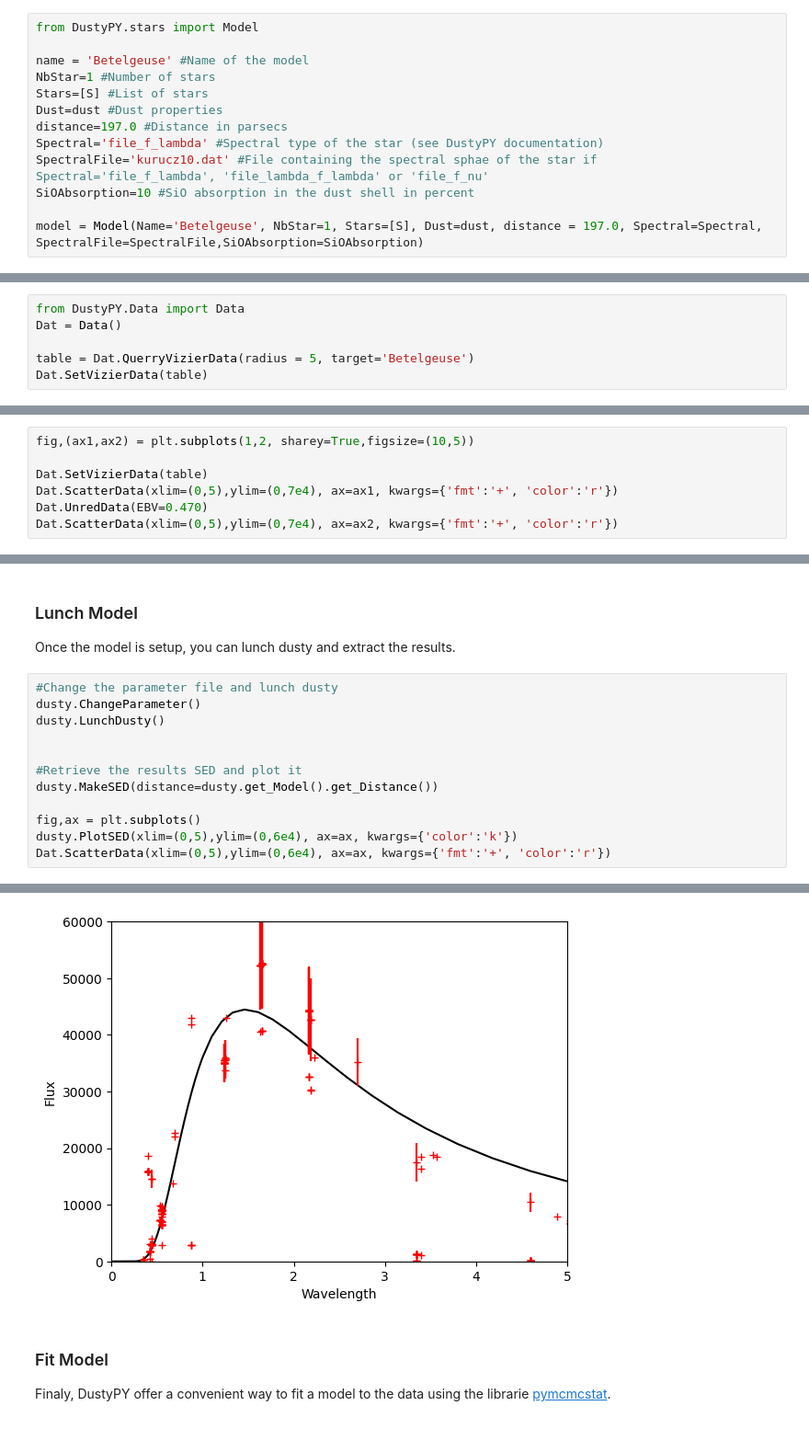
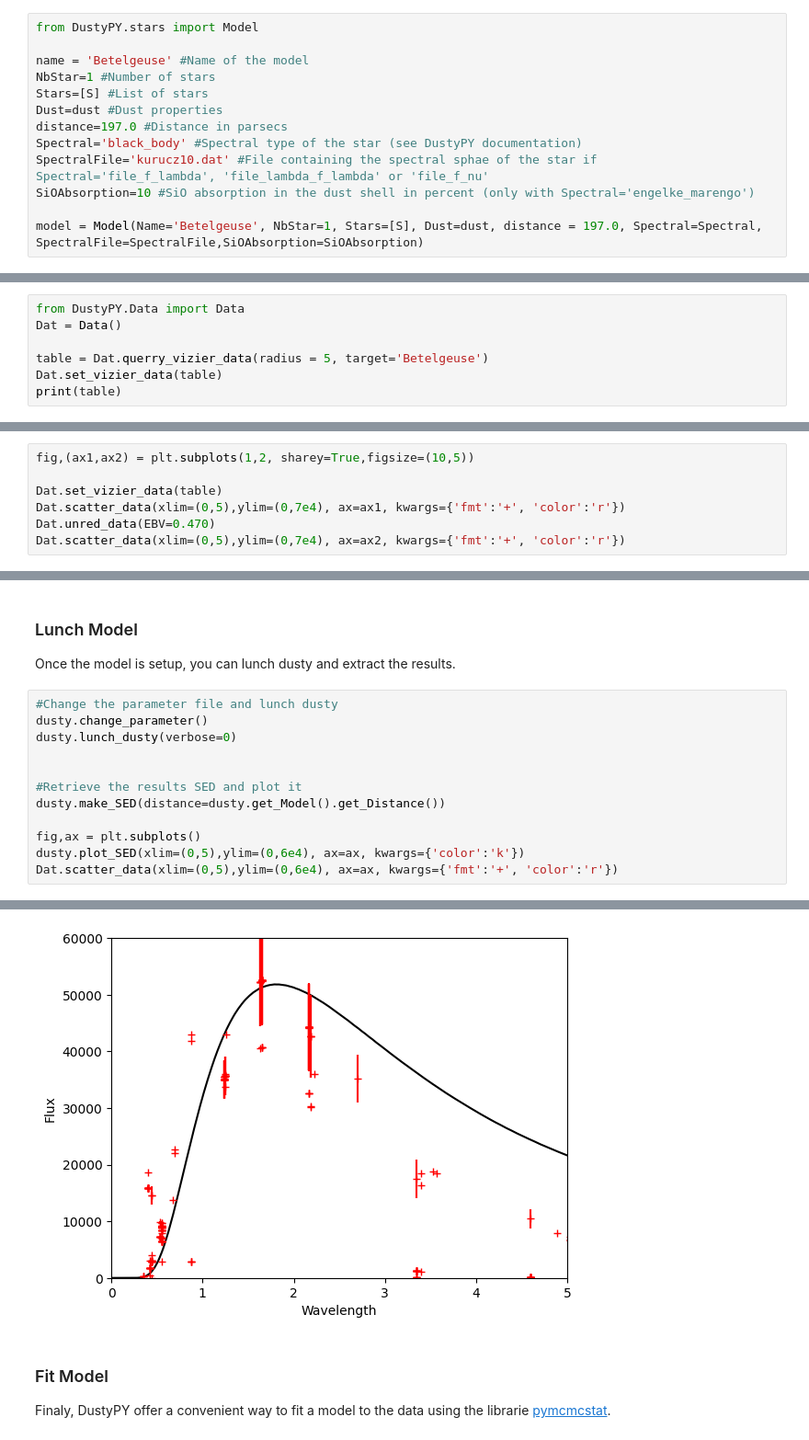
Before and after one commit to gtomass/DustyPY, a Jupyter notebook: notebook/exemple.ipynb, the cells around one changed output, grey strips where cells are left out. Shown at 92% size. Drawn from its saved outputs; the diff is of its cells as text.

```diff
--- a/notebook/exemple.ipynb
+++ b/notebook/exemple.ipynb
@@ -35,9 +35,9 @@ NbStar=1 #Number of stars
 Stars=[S] #List of stars
 Dust=dust #Dust properties
 distance=197.0 #Distance in parsecs
-Spectral='file_f_lambda' #Spectral type of the star (see DustyPY documentation)
+Spectral='black_body' #Spectral type of the star (see DustyPY documentation)
 SpectralFile='kurucz10.dat' #File containing the spectral sphae of the star if Spectral='file_f_lambda', 'file_lambda_f_lambda' or 'file_f_nu'
-SiOAbsorption=10 #SiO absorption in the dust shell in percent
+SiOAbsorption=10 #SiO absorption in the dust shell in percent (only with Spectral='engelke_marengo')
 
 model = Model(Name='Betelgeuse', NbStar=1, Stars=[S], Dust=dust, distance = 197.0, Spectral=Spectral, SpectralFile=SpectralFile,SiOAbsorption=SiOAbsorption)
 # %% [markdown]
@@ -70,5 +68,6 @@ Or you can use the built in querry to reitrive the photometry from Vizier:
 from DustyPY.Data import Data
 Dat = Data()
 
-table = Dat.QuerryVizierData(radius = 5, target='Betelgeuse')
-Dat.SetVizierData(table)
+table = Dat.querry_vizier_data(radius = 5, target='Betelgeuse')
+Dat.set_vizier_data(table)
+print(table)
@@ -89,9 +106,9 @@ You can also unred the data using the Fitzpatrick parameterization ([Fitzpatrick
 # %%
 fig,(ax1,ax2) = plt.subplots(1,2, sharey=True,figsize=(10,5))
 
-Dat.SetVizierData(table)
-Dat.ScatterData(xlim=(0,5),ylim=(0,7e4), ax=ax1, kwargs={'fmt':'+', 'color':'r'})
-Dat.UnredData(EBV=0.470)
-Dat.ScatterData(xlim=(0,5),ylim=(0,7e4), ax=ax2, kwargs={'fmt':'+', 'color':'r'})
+Dat.set_vizier_data(table)
+Dat.scatter_data(xlim=(0,5),ylim=(0,7e4), ax=ax1, kwargs={'fmt':'+', 'color':'r'})
+Dat.unred_data(EBV=0.470)
+Dat.scatter_data(xlim=(0,5),ylim=(0,7e4), ax=ax2, kwargs={'fmt':'+', 'color':'r'})
 # %% [output]
 [figure]
@@ -101,14 +122,14 @@ Dat.ScatterData(xlim=(0,5),ylim=(0,7e4), ax=ax2, kwargs={'fmt':'+', 'color':'r'}
 Once the model is setup, you can lunch dusty and extract the results.
 # %%
 #Change the parameter file and lunch dusty
-dusty.ChangeParameter()
-dusty.LunchDusty()
+dusty.change_parameter()
+dusty.lunch_dusty(verbose=0)
 
 
 #Retrieve the results SED and plot it
-dusty.MakeSED(distance=dusty.get_Model().get_Distance())
+dusty.make_SED(distance=dusty.get_Model().get_Distance())
 
 fig,ax = plt.subplots()
-dusty.PlotSED(xlim=(0,5),ylim=(0,6e4), ax=ax, kwargs={'color':'k'})
-Dat.ScatterData(xlim=(0,5),ylim=(0,6e4), ax=ax, kwargs={'fmt':'+', 'color':'r'})
+dusty.plot_SED(xlim=(0,5),ylim=(0,6e4), ax=ax, kwargs={'color':'k'})
+Dat.scatter_data(xlim=(0,5),ylim=(0,6e4), ax=ax, kwargs={'fmt':'+', 'color':'r'})
 # %% [output]
@@ -116,4 +145,4 @@ Note: The following floating-point exceptions are signalling: IEEE_UNDERFLOW_FLA
-[figure, old version]
+[figure, new version]
 # %% [markdown]
 ### Fit Model
 
```
Also changed, not shown: parts of 10 cells of this notebook.
